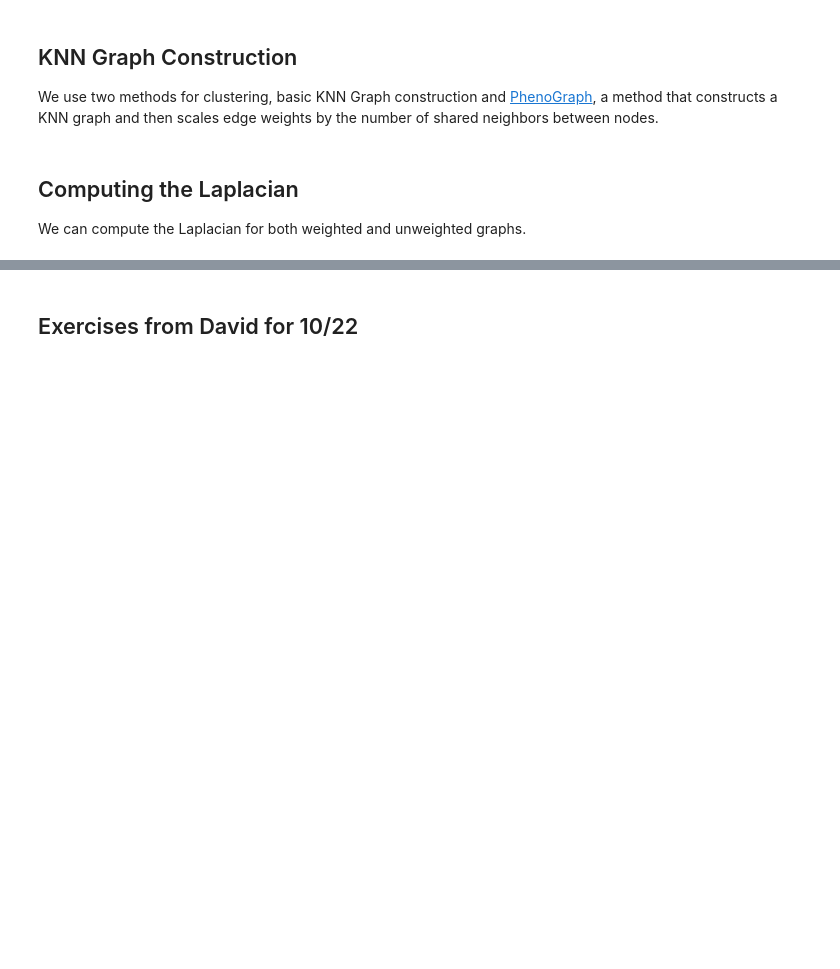
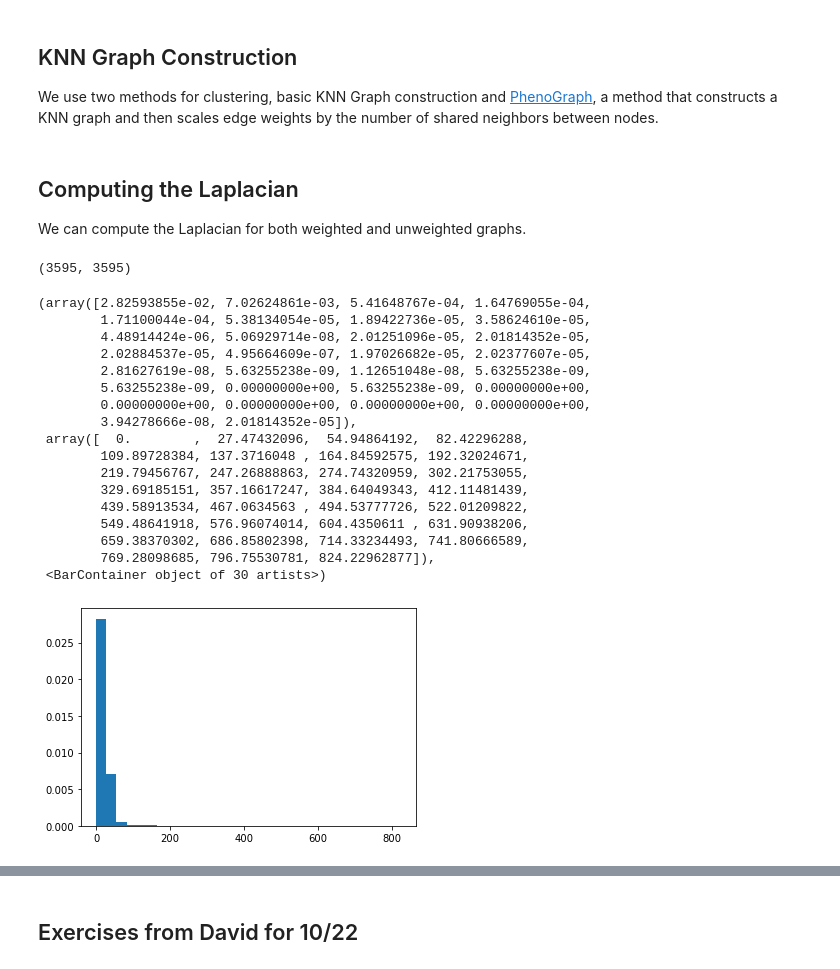
Before and after one commit to kushagrasharma/hormozlab, a Jupyter notebook: data exploration.ipynb, the cells around one changed output, grey strips where cells are left out. Saved outputs shown, nothing was run; the diff lists cells and outputs as text; code cells hidden in the pictures; blank space fills up the shorter version.

```diff
--- a/data exploration.ipynb
+++ b/data exploration.ipynb
@@ -76,11 +72,13 @@ We use two methods for clustering, basic KNN Graph construction and [PhenoGraph]
 # %% [markdown]
 ## Computing the Laplacian
 We can compute the Laplacian for both weighted and unweighted graphs.
+# %%
+k = 15 #int(math.sqrt(train_full.shape[0]))
 # %%
-k = int(math.sqrt(train_full.shape[0]))
-
 ### Get Laplacian
 laplacian_all = get_laplacian_from_tome_data(train_full)
 
 ### Compute eigen
 lambda_all, v_all = get_laplacian_eig_from_laplacian(laplacian_all)
+# %%
+graph = construct_knn_graph(train_full, k)
@@ -86,0 +87,31 @@ lambda_all, v_all = get_laplacian_eig_from_laplacian(laplacian_all)
+# %%
+graph.shape
+# %% [output]
+(3595, 3595)
+# %%
+distances = []
+
+for i in range(len(graph)):
+    for j in range(len(graph)):
+        distances.append(np.linalg.norm(train_full[i,:] - train_full[j,:]))
+# %%
+plt.hist(distances, density=True, bins=30, stacked=True)  # density=False would make counts
+# %% [output]
+(array([2.82593855e-02, 7.02624861e-03, 5.41648767e-04, 1.64769055e-04,
+        1.71100044e-04, 5.38134054e-05, 1.89422736e-05, 3.58624610e-05,
+        4.48914424e-06, 5.06929714e-08, 2.01251096e-05, 2.01814352e-05,
+        2.02884537e-05, 4.95664609e-07, 1.97026682e-05, 2.02377607e-05,
+        2.81627619e-08, 5.63255238e-09, 1.12651048e-08, 5.63255238e-09,
+        5.63255238e-09, 0.00000000e+00, 5.63255238e-09, 0.00000000e+00,
+        0.00000000e+00, 0.00000000e+00, 0.00000000e+00, 0.00000000e+00,
+        3.94278666e-08, 2.01814352e-05]),
+ array([  0.        ,  27.47432096,  54.94864192,  82.42296288,
+        109.89728384, 137.3716048 , 164.84592575, 192.32024671,
+        219.79456767, 247.26888863, 274.74320959, 302.21753055,
+        329.69185151, 357.16617247, 384.64049343, 412.11481439,
+        439.58913534, 467.0634563 , 494.53777726, 522.01209822,
+        549.48641918, 576.96074014, 604.4350611 , 631.90938206,
+        659.38370302, 686.85802398, 714.33234493, 741.80666589,
+        769.28098685, 796.75530781, 824.22962877]),
+ <BarContainer object of 30 artists>)
+[figure, added]
```
Also changed, not shown: parts of 9 cells of this notebook, 5 other files.
